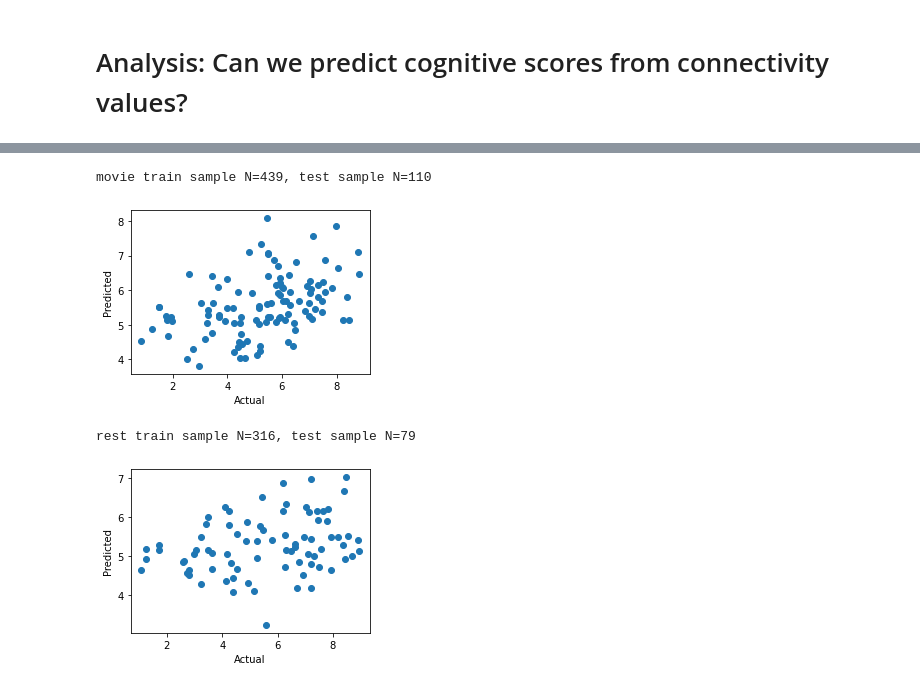
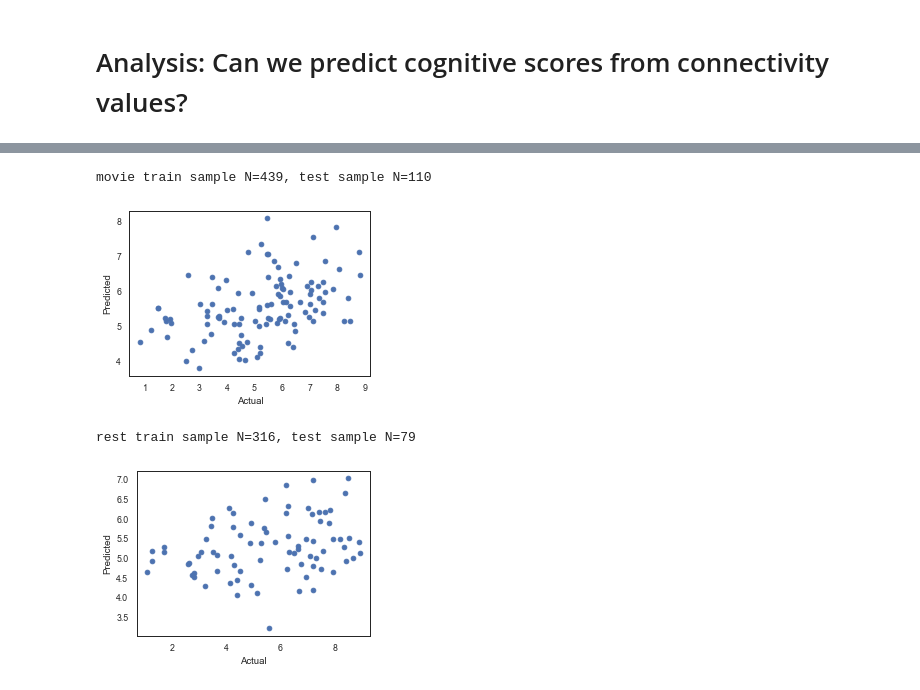
Before and after one commit to catcamacho/movies_vs_rest, a Jupyter notebook: SVM_analysis.ipynb, the cells around one changed output, grey strips where cells are left out. Cells and saved outputs as stored; diff of their text form; code cells hidden in the pictures.

```diff
--- a/SVM_analysis.ipynb
+++ b/SVM_analysis.ipynb
@@ -174,6 +158,7 @@ import scipy.stats as scp
 from sklearn.svm import SVR
 from sklearn.model_selection import train_test_split
 from SVR_functions import cv_fit, predict_out, make_consistency_plot, boot_predict, permuted_p, permuted_importance
+sns.set(context='paper', style='white')
 
 # set up file paths
 proj_home = '/Users/catcamacho/Library/CloudStorage/Box-Box/CCP/HBN_study/MoviesVsRest'
@@ -203,33 +188,34 @@ data_labels.describe()
 # %%
 # loop over movie/rest
 for context in ['movie','rest']:
-    out_folder = os.path.join(results_dir, 'min300s', context)
+    out_folder = os.path.join(results_dir, 'min300s', 'Cog1', context)
     os.makedirs(out_folder, exist_ok=True)
     model = SVR(kernel='linear')
     cv = 10
 
     # split data to train/test
     X = data[(data_labels['context']==context) & (np.isfinite(data_labels['Cog1']))]
     Y = data_labels.loc[(data_labels['context']==context) & (np.isfinite(data_labels['Cog1'])), 'Cog1'].to_numpy()
     X_train, X_test, Y_train, Y_test = train_test_split(X, Y, test_size=0.2, random_state=42)
     print('{0} train sample N={1}, test sample N={2}'.format(context, len(Y_train), len(Y_test)))
 
     # train model
     estimators, weights, mean_weights, Y_pred_train, train_scores = cv_fit(model, X_train, Y_train, cv)
 
     # test model
     Y_pred_test, accuracy = predict_out(X_test, Y_test, estimators, 'regress')
+    accuracy.to_csv(os.path.join(out_folder,'test_accuracy.csv'))
     if not os.path.isfile(os.path.join(out_folder, 'bootstrapped_test_accuracy_randN.csv')):
         boot_predict(estimators, X_test, Y_test, out_folder, samples=1000)
     if not os.path.isfile(os.path.join(out_folder, 'permutation_score_distribution.npy')):
         results = permuted_p(model, X_train, Y_train, cv, out_folder, np.mean(train_scores), -accuracy.loc['MSE','stat'])
     #permuted_importance(estimators, X_train, Y_train, edge_labels, out_folder)
 
     # plot results
-    plot_file_name = os.path.join(out_folder, 'testing_data_consistency.png')
+    plot_file_name = os.path.join(out_folder, 'testing_data_consistency.svg')
     make_consistency_plot(Y_test, Y_pred_test, cv, plot_file_name)
 # %% [output]
 movie train sample N=439, test sample N=110
-[figure, old version]
+[figure, new version]
 rest train sample N=316, test sample N=79
-[figure, old version]
+[figure, new version]
```
Also changed, not shown: parts of 4 cells of this notebook.
